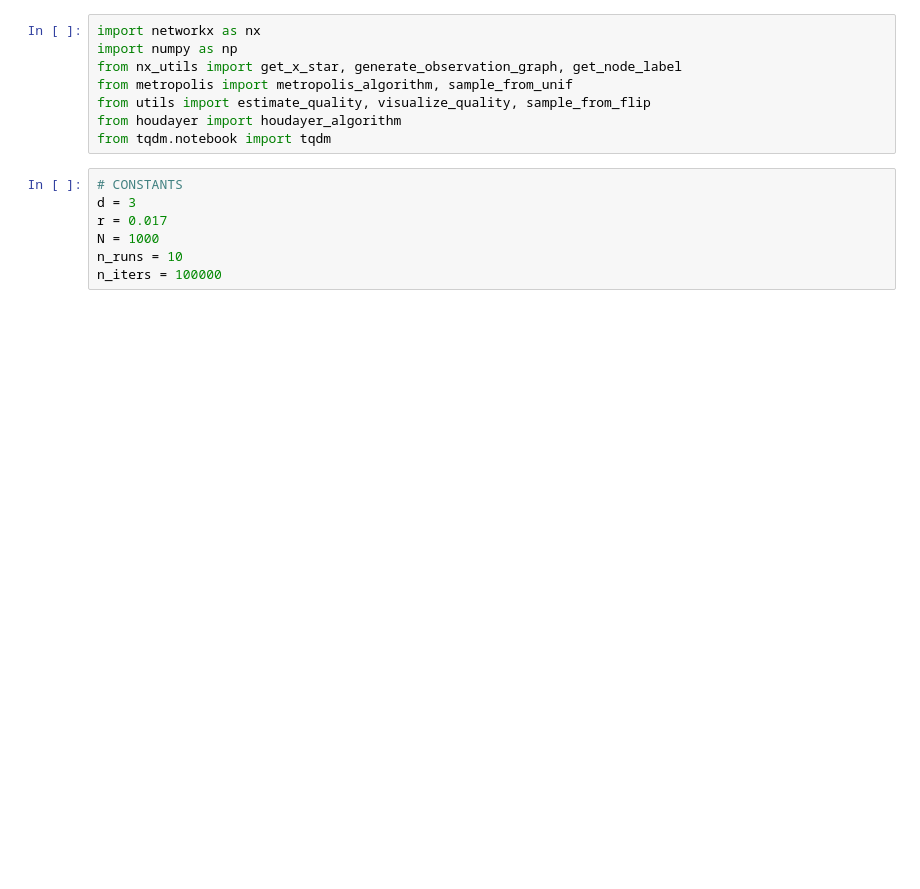
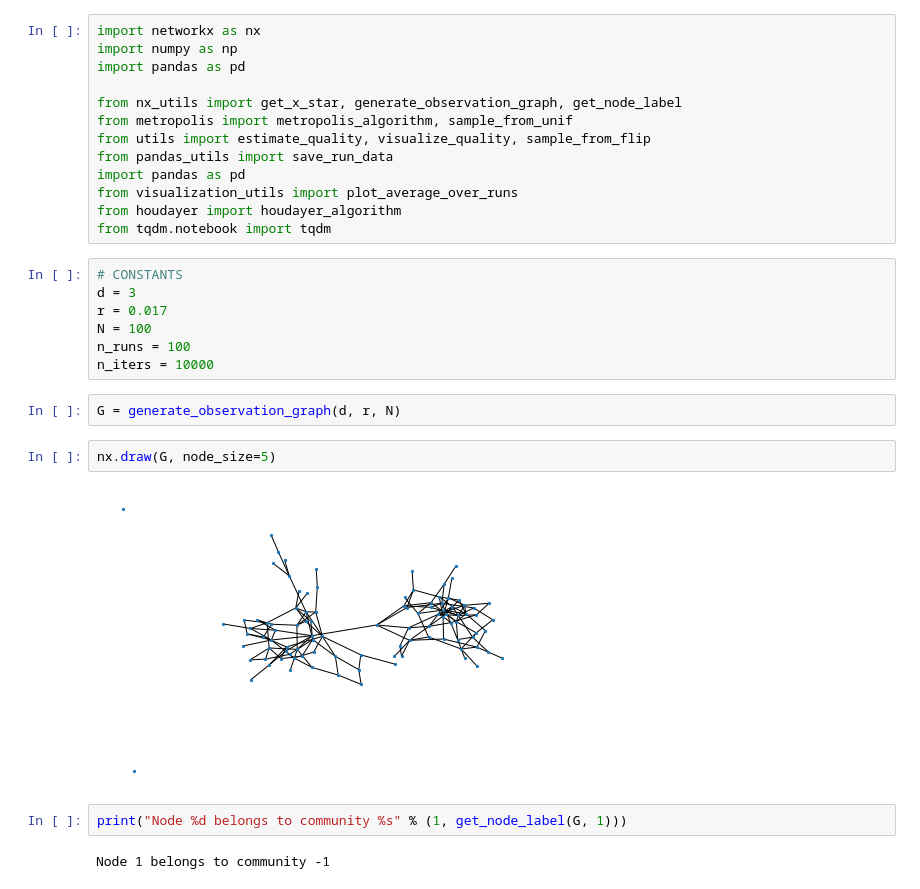
Before and after one commit to davidemazzali/markov-chains-project, a Jupyter notebook: project.ipynb, the cells around one changed output. Cells and saved outputs as stored; diff of their text form; blank space fills up the shorter version.

```diff
--- a/project.ipynb
+++ b/project.ipynb
@@ -1,16 +1,31 @@
 # %%
 import networkx as nx
 import numpy as np
+import pandas as pd
+
 from nx_utils import get_x_star, generate_observation_graph, get_node_label
 from metropolis import metropolis_algorithm, sample_from_unif
 from utils import estimate_quality, visualize_quality, sample_from_flip
+from pandas_utils import save_run_data
+import pandas as pd
+from visualization_utils import plot_average_over_runs
 from houdayer import houdayer_algorithm
 from tqdm.notebook import tqdm
 # %%
 # CONSTANTS
 d = 3
 r = 0.017
-N = 1000
-n_runs = 10
-n_iters = 100000
+N = 100
+n_runs = 100
+n_iters = 10000
+# %%
+G = generate_observation_graph(d, r, N)
+# %%
+nx.draw(G, node_size=5)
+# %% [output]
+[figure, added]
+# %%
+print("Node %d belongs to community %s" % (1, get_node_label(G, 1)))
+# %% [output]
+Node 1 belongs to community -1
 # %%
```
Also changed, not shown: parts of 2 cells of this notebook.
